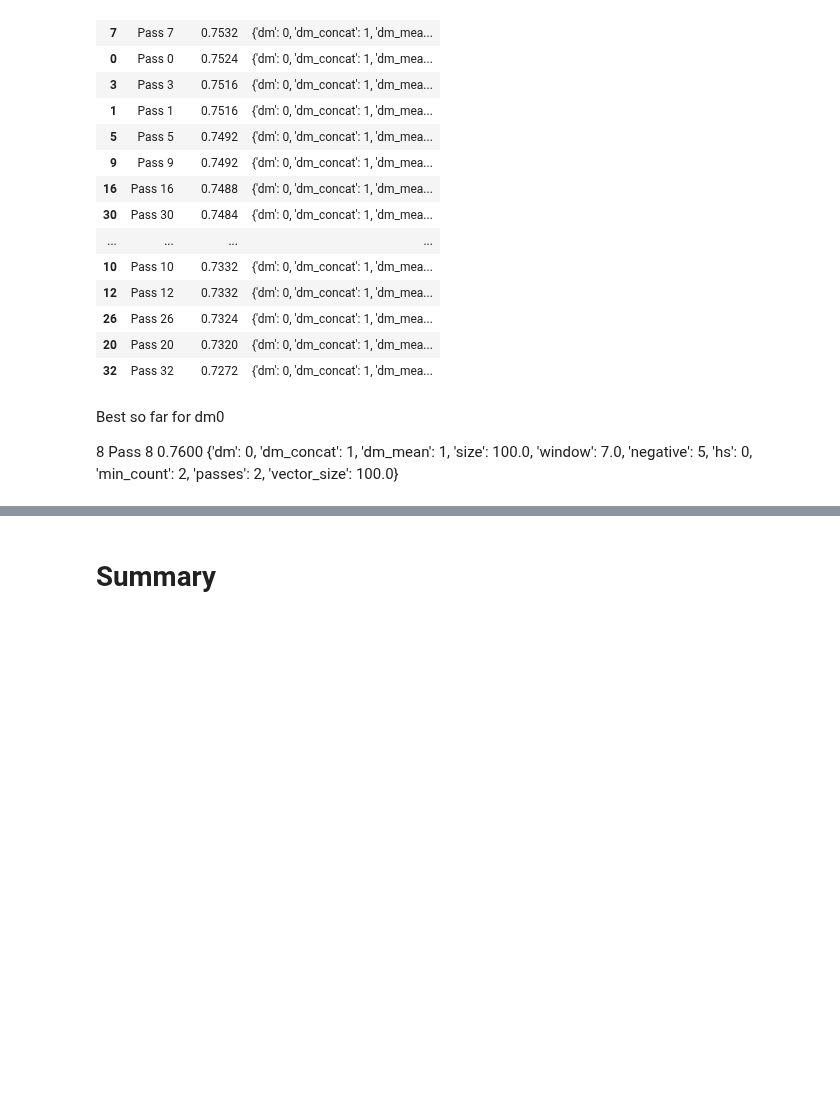
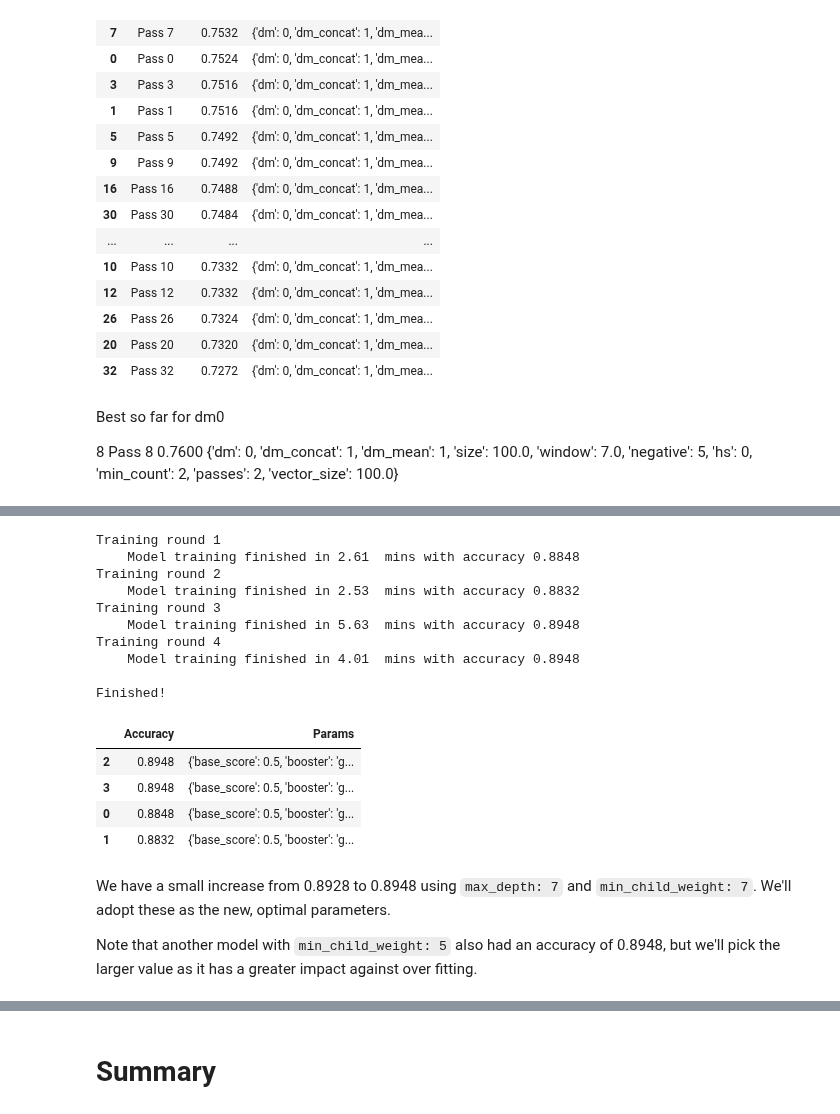
Before and after one commit to nrasch/Portfolio, a Jupyter notebook: Machine-Learning/Python/04-Classic-Datasets/Model-XGB-1.1.ipynb, the cells around one changed output, grey strips where cells are left out. Drawn from its saved outputs; the diff is of its cells as text; code cells hidden in the pictures; blank space fills up the shorter version.

```diff
--- a/Machine-Learning/Python/04-Classic-Datasets/Model-XGB-1.1.ipynb
+++ b/Machine-Learning/Python/04-Classic-Datasets/Model-XGB-1.1.ipynb
@@ -959,0 +1199,42 @@ Best so far for dm0
+# %%
+resultsDF = pd.DataFrame(columns = ['Accuracy', 'Params'])
+counter = 1
+
+for max_depth in [5, 7]:
+    for min_child_weight in [5, 7]:
+        print("Training round", counter)
+        xgb1 = getXGBModel()
+        xgb1.set_params(max_depth = int(max_depth), min_child_weight = int(min_child_weight))
+        acc = evalXGB(xgb1, False)
+
+        resultsDF.loc[len(resultsDF)] = list([
+            acc,
+            xgb1.get_params()
+        ])
+
+        counter += 1
+
+print("\nFinished!")
+
+pd.set_option('display.max_colwidth', -1)
+resultsDF.sort_values(by = ['Accuracy'], ascending = [False]).head()
+# %% [output]
+Training round 1
+    Model training finished in 2.61  mins with accuracy 0.8848
+Training round 2
+    Model training finished in 2.53  mins with accuracy 0.8832
+Training round 3
+    Model training finished in 5.63  mins with accuracy 0.8948
+Training round 4
+    Model training finished in 4.01  mins with accuracy 0.8948
+
+Finished!
+|  | Accuracy | Params |
+| 2 | 0.8948 | {'base_score': 0.5, 'booster': 'g... |
+| 3 | 0.8948 | {'base_score': 0.5, 'booster': 'g... |
+| 0 | 0.8848 | {'base_score': 0.5, 'booster': 'g... |
+| 1 | 0.8832 | {'base_score': 0.5, 'booster': 'g... |
+# %% [markdown]
+We have a small increase from 0.8928 to 0.8948 using `max_depth: 7` and `min_child_weight: 7`.  We'll adopt these as the new, optimal parameters.
+
+Note that another model with `min_child_weight: 5` also had an accuracy of 0.8948, but we'll pick the larger value as it has a greater impact against over fitting.
```
Also changed, not shown: parts of 33 cells of this notebook.
